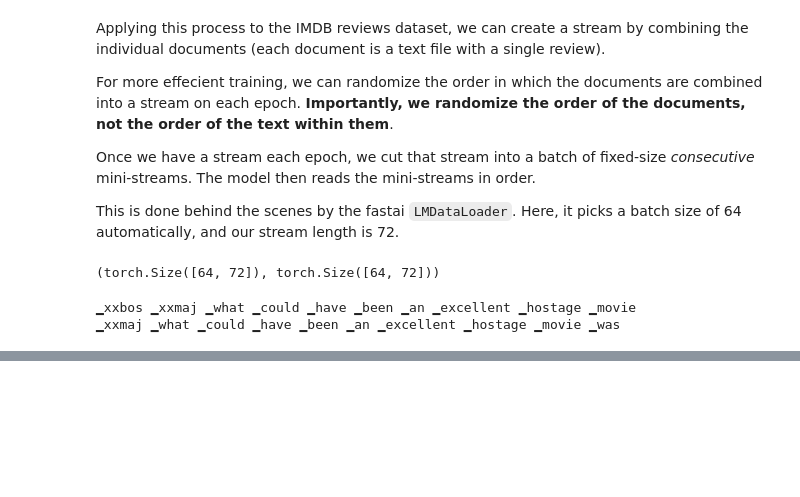
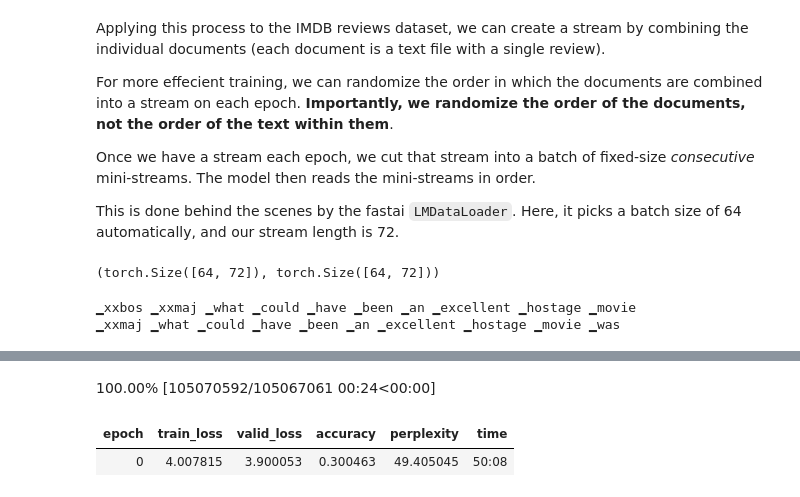
Before and after one commit to Daynil/course22, a Jupyter notebook: 04.5-nlp.ipynb, the cells around one changed output, grey strips where cells are left out. Drawn from its saved outputs; the diff is of its cells as text; code cells hidden in the pictures; blank space fills up the shorter version.

```diff
--- a/04.5-nlp.ipynb
+++ b/04.5-nlp.ipynb
@@ -187,0 +216,11 @@ print(' '.join(num.vocab[o] for o in y[0][:10]))
+# %%
+learn = fai_text.language_model_learner(
+    dls_lm, fai_text.AWD_LSTM, drop_mult=0.3,
+    metrics=[fai_text.accuracy, fai_text.Perplexity()]).to_fp16()
+# %% [output]
+100.00% [105070592/105067061 00:24<00:00]
+# %%
+learn.fit_one_cycle(1, 2e-2)
+# %% [output]
+| epoch | train_loss | valid_loss | accuracy | perplexity | time |
+| 0 | 4.007815 | 3.900053 | 0.300463 | 49.405045 | 50:08 |
```
Also changed, not shown: parts of 32 cells of this notebook, 4 other files.
